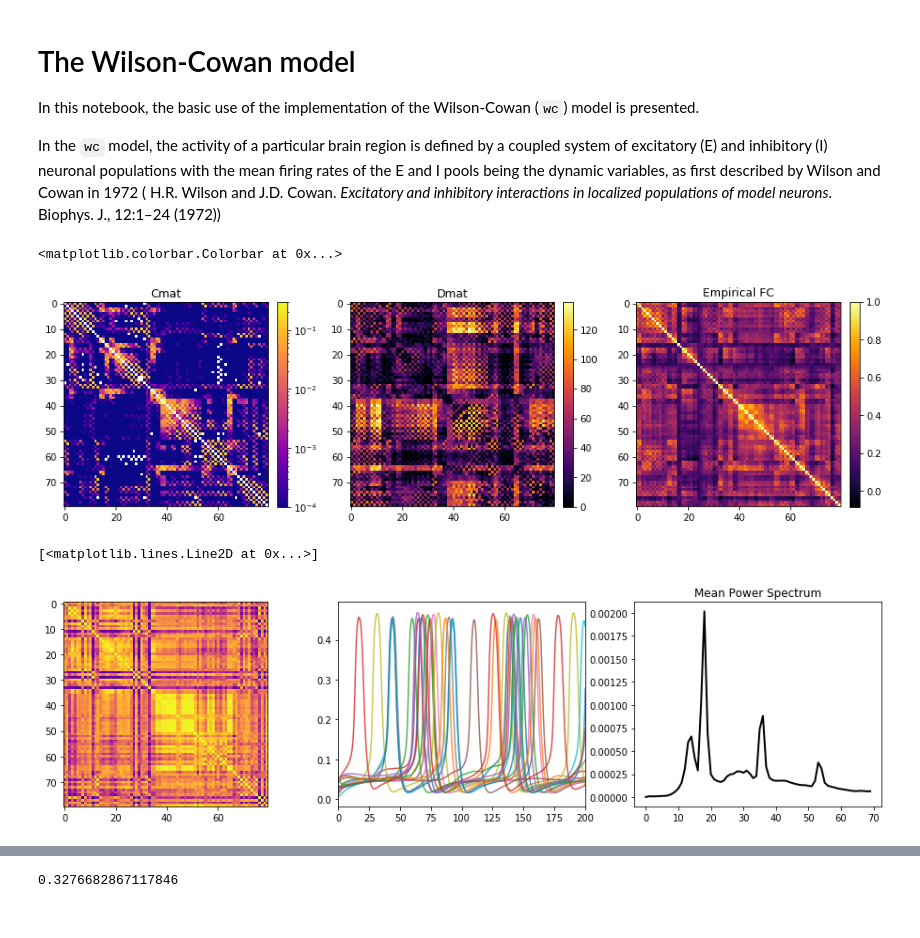
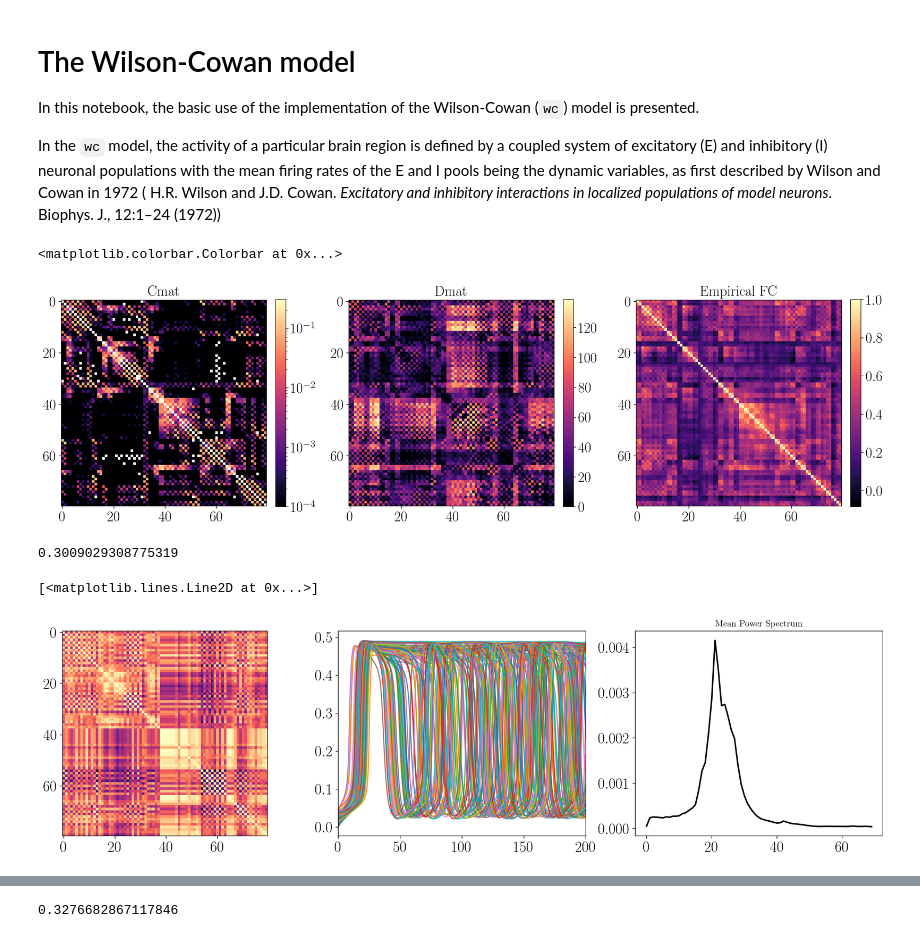
Before and after one commit to pamirozsuna/pamir_ma, a Jupyter notebook: notebooks/SCZ-FC-modelling.ipynb, the cells around one changed output, grey strips where cells are left out. Saved outputs shown, nothing was run; the diff lists cells and outputs as text; code cells hidden in the pictures.

```diff
--- a/notebooks/SCZ-FC-modelling.ipynb
+++ b/notebooks/SCZ-FC-modelling.ipynb
@@ -20,7 +20,17 @@ from scipy.io import loadmat
 from neurolib.utils.loadData import filterSubcortical
 
 # a nice color map
-plt.rcParams['image.cmap'] = 'plasma'
+plt.rcParams['image.cmap'] = 'magma'
+import matplotlib as mpl
+mpl.rcParams['figure.dpi']= 200
+plt.rcParams['xtick.labelsize'] = 20
+plt.rcParams['ytick.labelsize'] = 20
+
+from matplotlib import rc
+import matplotlib.pylab as plt
+
+rc('font', **{'family': 'serif', 'serif': ['Computer Modern']})
+rc('text', usetex=True)
 # %%
 data_path = "/Users/pamirozsuna/Desktop/pamir_ma/SCZ-FC-modelling"
 # %%
@@ -49,47 +59,53 @@ FCs = filterSubcortical(FC_tmp)
 wc = WCModel(Cmat = Cmat, Dmat = Dmat)
 # %%
 from matplotlib.colors import LogNorm
-fig, axs = plt.subplots(1, 3, figsize=(15,12), dpi=75)
+fig, axs = plt.subplots(1, 3, figsize=(20,15))
 fig.subplots_adjust(wspace=0.28)
 
 
 im = axs[0].imshow(wc.params['Cmat'], norm=LogNorm(vmin=10e-5, vmax=np.max(wc.params['Cmat'])))
-axs[0].set_title("Cmat")
+axs[0].set_title("Cmat", fontsize = 20)
 fig.colorbar(im, ax=axs[0],fraction=0.046, pad=0.04)
-im = axs[1].imshow(wc.params['lengthMat'], cmap='inferno')
-axs[1].set_title("Dmat")
+im = axs[1].imshow(wc.params['lengthMat'], cmap='magma')
+axs[1].set_title("Dmat", fontsize = 20)
 fig.colorbar(im, ax=axs[1],fraction=0.046, pad=0.04)
-im = axs[2].imshow(FCs, cmap='inferno')
-axs[2].set_title("Empirical FC")
+im = axs[2].imshow(FCs, cmap='magma')
+axs[2].set_title("Empirical FC", fontsize = 20)
 fig.colorbar(im, ax=axs[2],fraction=0.046, pad=0.04)
 # %% [output]
 <matplotlib.colorbar.Colorbar at 0x...>
-[figure, old version]
+[figure, new version]
 # %%
+wc = WCModel(Cmat = Cmat, Dmat = Dmat)
 wc.params['duration'] = 40*1000
-#wc.params['exc_ext'] = 0.45
-#wc.params['c_excinh'] = 10.1
-#wc.params['c_inhexc'] = 9.55
-#wc.params['c_inhinh'] = 0
+
+wc.params['exc_ext'] = 0.5
+wc.params['c_excinh'] = 10.0
+wc.params['c_inhexc'] = 8.67
+wc.params['c_inhinh'] = 0.22
+wc.params['K_gl'] = 1.84
+wc.params['sigma_ou'] = 4.28e-05
+
+#wc.params['exc_ext'] = 0.5
+#wc.params['c_excinh'] = 10.333333
+#wc.params['c_inhexc'] = 9.000000
+#wc.params['c_inhinh'] = 0.0
 #wc.params['K_gl'] = 1.84
 #wc.params['sigma_ou'] = 4.28e-05
 
-wc.params['exc_ext'] = 0.45
-wc.params['c_excinh'] = 10.1
-wc.params['c_inhexc'] = 9.95
-wc.params['c_inhinh'] = 0
-wc.params['K_gl'] = 1.84
-wc.params['sigma_ou'] = 4.28e-05
-
 wc.run(bold = True)
+gbc_model = np.mean(func.fc(wc.BOLD.BOLD[:, wc.BOLD.t_BOLD>10000]))
+print(gbc_model)
+# %% [output]
+0.3009029308775319
 # %%
-fig, axs = plt.subplots(1, 3, figsize=(16, 4))
+fig, axs = plt.subplots(1, 3, figsize=(20, 5))
 axs[0].imshow(func.fc(wc.BOLD.BOLD[:, wc.BOLD.t_BOLD>10*1000]))
-axs[1].plot(wc.t, wc.exc[::5, :].T, alpha=0.8)
+axs[1].plot(wc.t, wc.exc[:, :].T, alpha=0.8)
 axs[1].set_xlim(0, 200)
 axs[2].set_title("Mean Power Spectrum")
 fr, pw = func.getMeanPowerSpectrum(wc.exc, wc.params["dt"])
 axs[2].plot(fr, pw, c='k', lw = 2)
 # %% [output]
 [<matplotlib.lines.Line2D at 0x...>]
-[figure, old version]
+[figure, new version]
```
Also changed, not shown: parts of 5 cells of this notebook, 3 other files.
